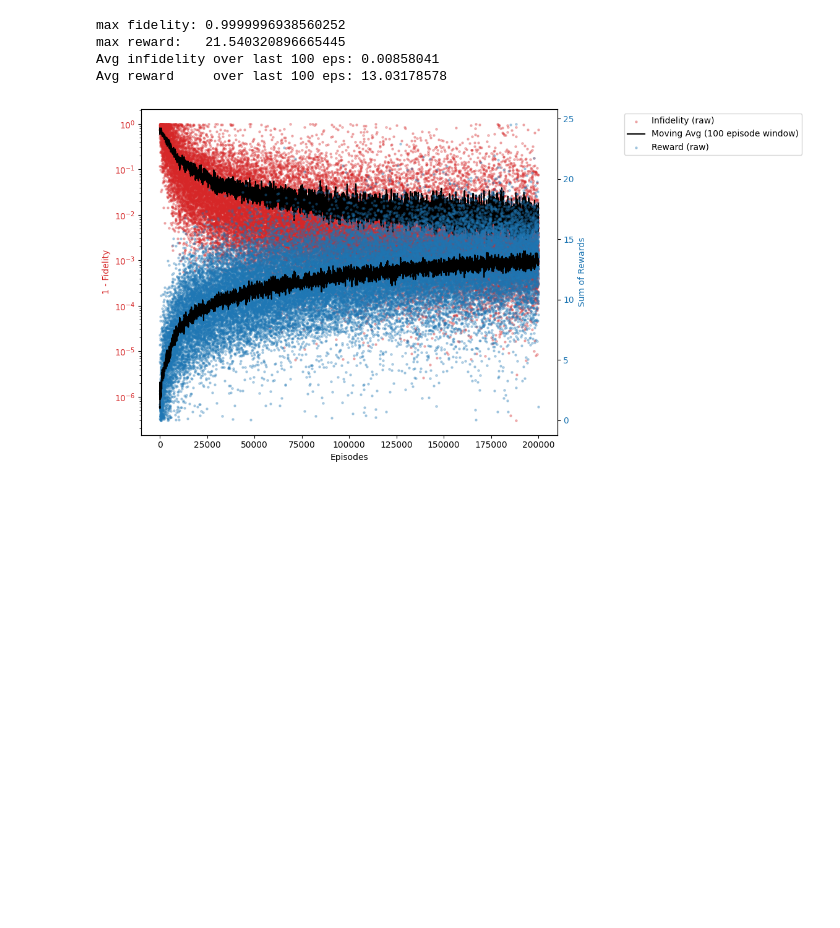
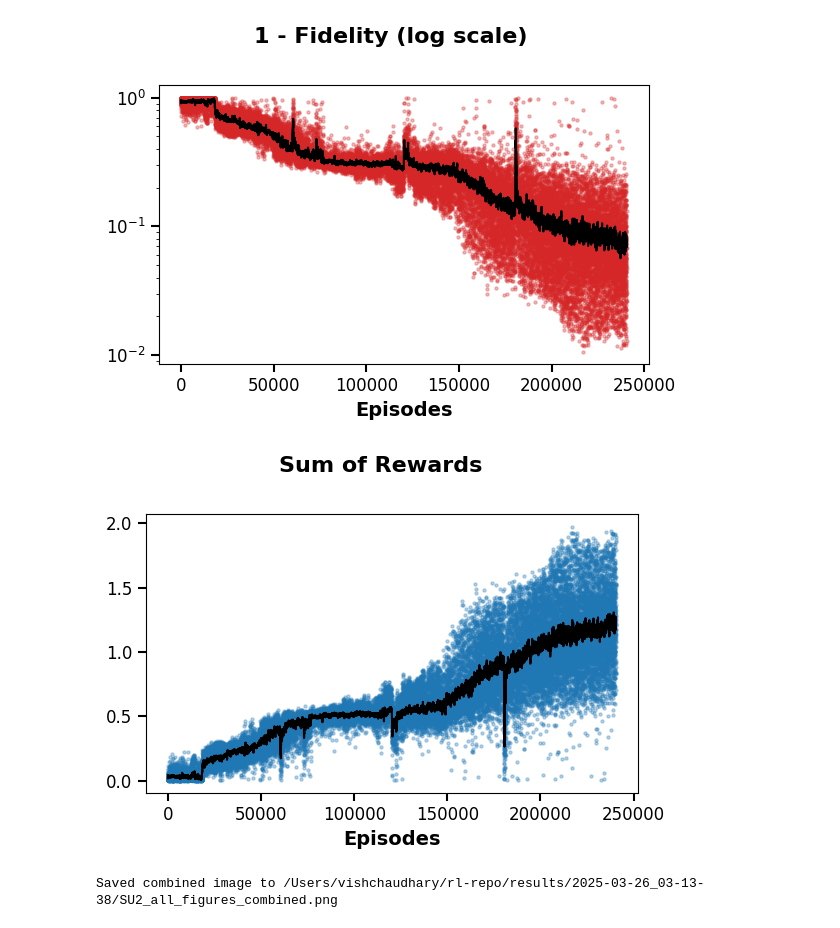
Before and after one commit to Farquhar13/relaqs, a Jupyter notebook: analysis/paper_plotting_func.ipynb, the cells around one changed output. Cells and saved outputs as stored; diff of their text form; code cells hidden in the pictures; blank space fills up the shorter version.

Commit message:
Updated two qubit code, reading noise data error fix, functions for plots for paper

```diff
--- a/analysis/paper_plotting_func.ipynb
+++ b/analysis/paper_plotting_func.ipynb
@@ -130,8 +620,5 @@ def training_figure(save_dir,
 # %%
-training_figure('/Users/vishchaudhary/rl-repo/results/2025-03-26_03-13-38/', save_plot=False, plot_filename='figure_A_.png')
+training_figure_2('/Users/vishchaudhary/rl-repo/results/two-qubit gates/combined_training_I_CNOT/', save_plot=True, plot_filename='Training_Fig_.png')
 # %% [output]
-max fidelity: 0.9999996938560252
-max reward:   21.540320896665445
-Avg infidelity over last 100 eps: 0.00858041
-Avg reward     over last 100 eps: 13.03178578
-[figure, old version]
+[figure, new version]
+[figure, added]
@@ -234,0 +666,8 @@ plot_infidelity_distribution_by_noise(noise_unaware_filepaths, noise_unaware_par
+# %%
+stack_img_paths = ["/Users/vishchaudhary/rl-repo/results/2025-03-26_03-13-38/Training_error.png",
+                   "/Users/vishchaudhary/rl-repo/results/2025-03-26_03-13-38/Training_reward.png",
+                   "/Users/vishchaudhary/rl-repo/results/2025-03-26_03-13-38/error_histogram_comparison.png"]
+
+stack_images_vertically(stack_img_paths, show=False, save_path='/Users/vishchaudhary/rl-repo/results/2025-03-26_03-13-38/SU2_all_figures_combined.png')
+# %% [output]
+Saved combined image to /Users/vishchaudhary/rl-repo/results/2025-03-26_03-13-38/SU2_all_figures_combined.png
```
Also changed, not shown: parts of 13 cells of this notebook, 12 other files.
